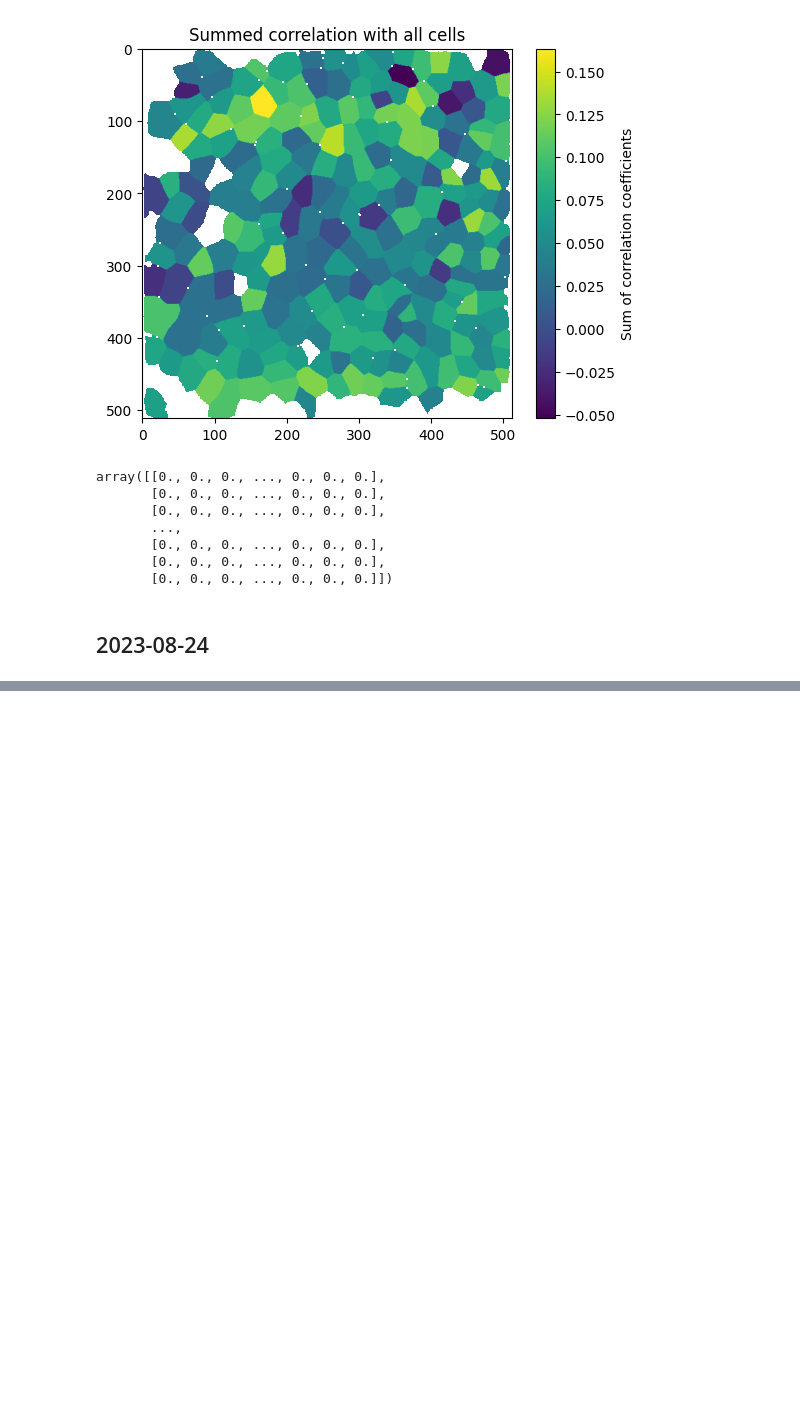
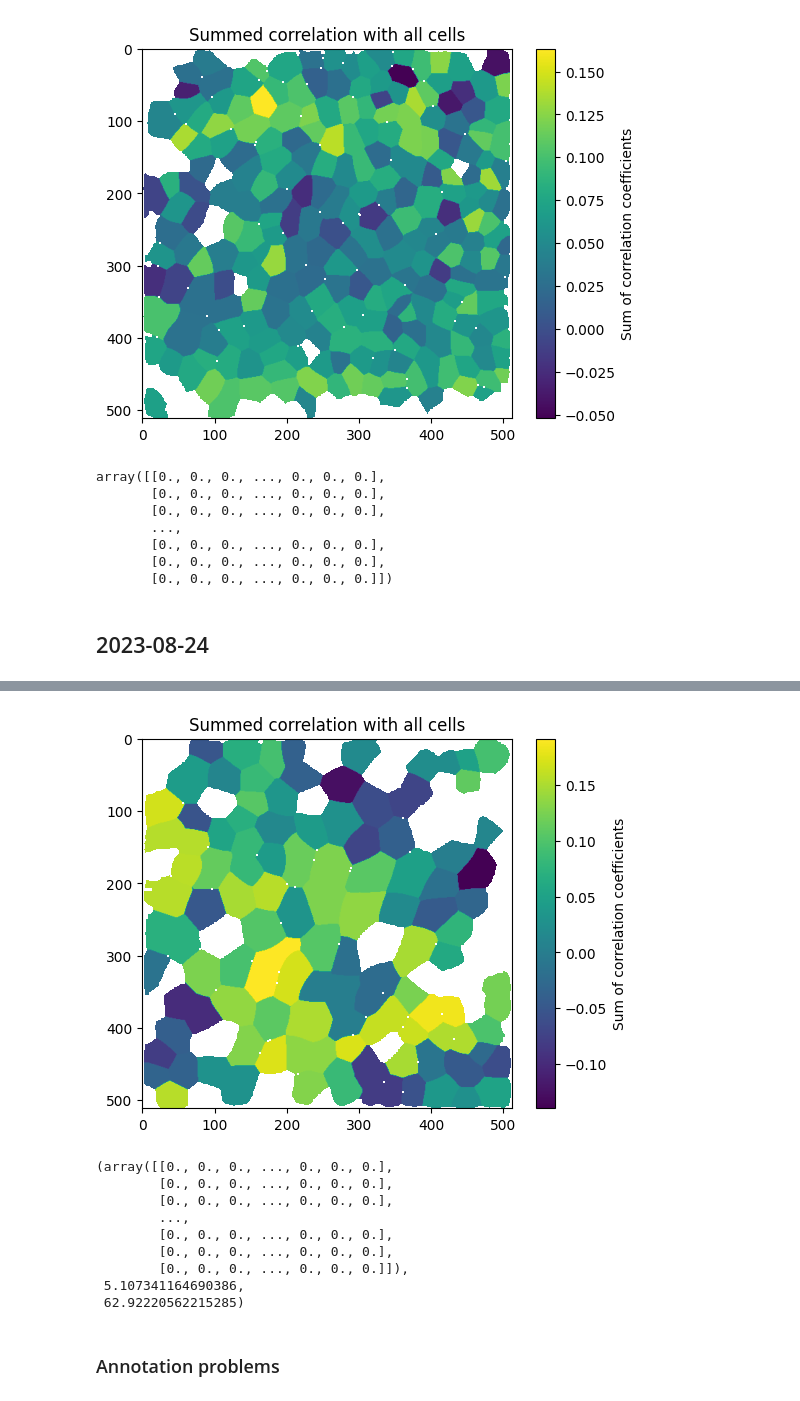
Before and after one commit to h-israelsson/Master2023, a Jupyter notebook: testing.ipynb, the cells around one changed output, grey strips where cells are left out. Drawn from its saved outputs; the diff is of its cells as text; code cells hidden in the pictures; blank space fills up the shorter version.

```diff
--- a/testing.ipynb
+++ b/testing.ipynb
@@ -76,0 +95,3 @@ masks_hepoua24 = get_segmentation(images_path_hepoua24, model_path_hepoua24, sav
+# %%
+masks_hepoua24 = get_segmentation(images_path_hepoua24, model_path_24, diam=45, save=False, track=False)
+tracked_masks_hepoua24 = get_tracked_masks(masks_hepoua24, dist_limit=22, save=True, name=name_hepoua24, savedir=savedir_24)
@@ -76,0 +124,15 @@ masks_hepoua24 = get_segmentation(images_path_hepoua24, model_path_hepoua24, sav
+# %%
+plot_xcorr_map(masks_hepoua24[521:], images_hepoua24[521:], mode='total_sum', normalize=True, occurrence=95)
+# %% [output]
+[figure, added]
+(array([[0., 0., 0., ..., 0., 0., 0.],
+        [0., 0., 0., ..., 0., 0., 0.],
+        [0., 0., 0., ..., 0., 0., 0.],
+        ...,
+        [0., 0., 0., ..., 0., 0., 0.],
+        [0., 0., 0., ..., 0., 0., 0.],
+        [0., 0., 0., ..., 0., 0., 0.]]),
+ 5.107341164690386,
+ 62.92220562215285)
+# %% [markdown]
+### Annotation problems
```
Also changed, not shown: parts of 27 cells of this notebook, 1 other file.
